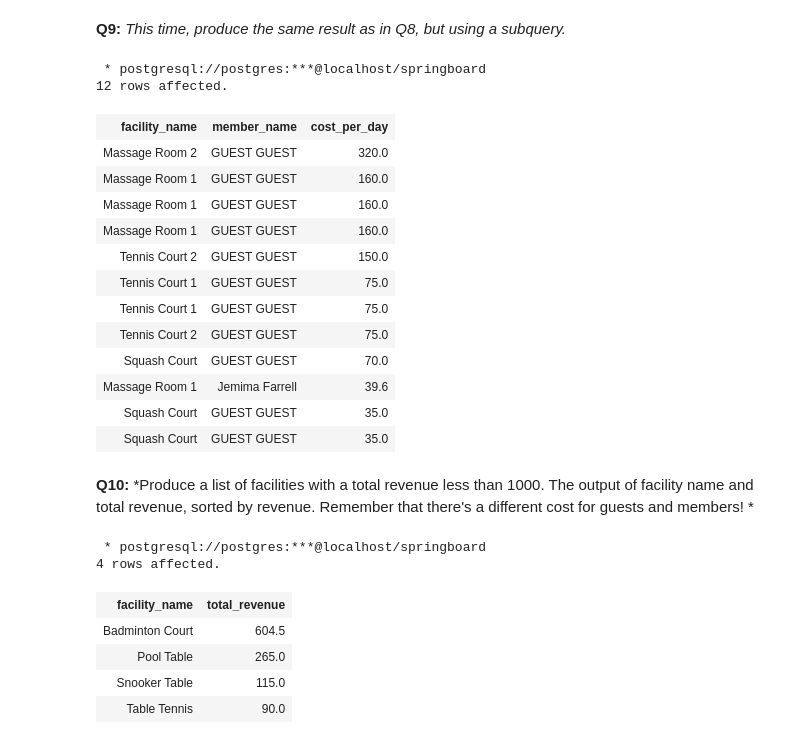
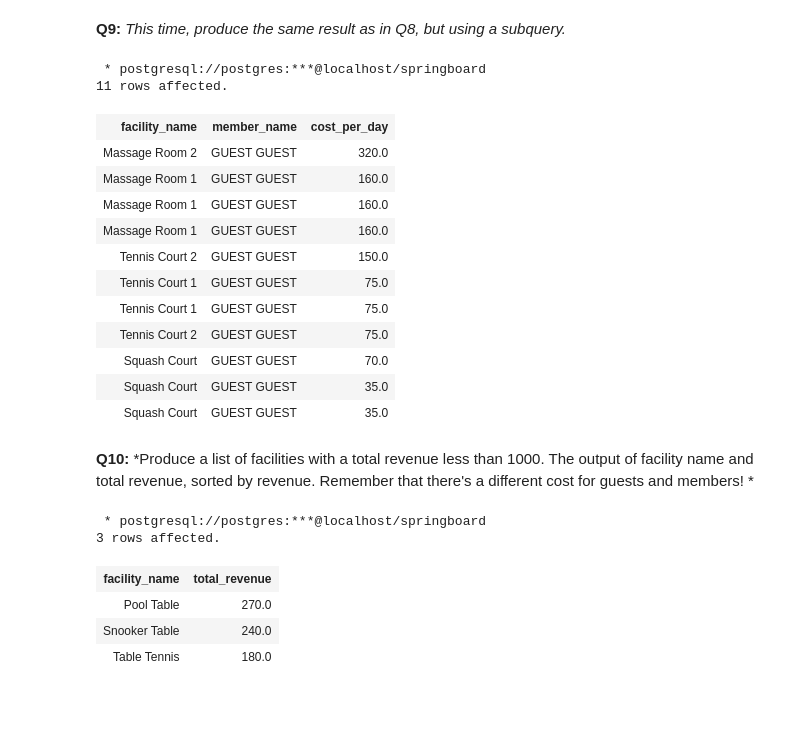
Before and after one commit to pmleffers/Springboard_Mini-Projects, a Jupyter notebook: Sql_Springboard.ipynb, the cells around one changed output. Saved outputs shown, nothing was run; the diff lists cells and outputs as text; code cells hidden in the pictures; blank space fills up the shorter version.

```diff
--- a/Sql_Springboard.ipynb
+++ b/Sql_Springboard.ipynb
@@ -404,7 +408,7 @@ order by cost_per_day desc;
 select merged.facility_name, merged.member_name, merged.cost_per_day
 
 from (select book.starttime, concat(mem.firstname,' ',mem.surname) as member_name, fac.name as facility_name,
-case when mem.surname = 'GUEST' then fac.guestcost*book.slots else fac.membercost*book.slots end as cost_per_day
+case when mem.memid=0 then fac.guestcost*book.slots else fac.membercost end as cost_per_day
 
 from public."springboard/Bookings" as book
 join public."springboard/Facilities" as fac on fac.facid = book.facid
@@ -414,7 +418,7 @@ where merged.starttime like '2012-09-14%' and merged.cost_per_day > 30
 order by cost_per_day desc;
 # %% [output]
  * postgresql://postgres:***@localhost/springboard
-12 rows affected.
+11 rows affected.
 | facility_name | member_name | cost_per_day |
 | Massage Room 2 | GUEST GUEST | 320.0 |
 | Massage Room 1 | GUEST GUEST | 160.0 |
@@ -425,7 +429,6 @@ order by cost_per_day desc;
 | Tennis Court 1 | GUEST GUEST | 75.0 |
 | Tennis Court 2 | GUEST GUEST | 75.0 |
 | Squash Court | GUEST GUEST | 70.0 |
-| Massage Room 1 | Jemima Farrell | 39.6 |
 | Squash Court | GUEST GUEST | 35.0 |
 | Squash Court | GUEST GUEST | 35.0 |
 # %% [markdown]
@@ -435,18 +438,18 @@ that there's a different cost for guests and members! *
 # %%
 %%sql
 select merged.facility_name, merged.total_revenue
 from (select fac.name as facility_name,
-      sum(case when mem.memid = 0 then fac.guestcost else fac.membercost end) as total_revenue
+      sum(case when mem.memid = 0 then fac.guestcost*slots else fac.membercost end) as total_revenue
+
 from public."springboard/Bookings" as book
 join public."springboard/Facilities" as fac on fac.facid = book.facid
 join public."springboard/Members" as mem on mem.memid = book.memid group by facility_name) merged
-where merged.total_revenue < 1000
+where total_revenue < 1000
 order by total_revenue desc;
 # %% [output]
  * postgresql://postgres:***@localhost/springboard
-4 rows affected.
+3 rows affected.
 | facility_name | total_revenue |
-| Badminton Court | 604.5 |
-| Pool Table | 265.0 |
-| Snooker Table | 115.0 |
-| Table Tennis | 90.0 |
+| Pool Table | 270.0 |
+| Snooker Table | 240.0 |
+| Table Tennis | 180.0 |
```
Also changed, not shown: parts of 6 cells of this notebook.
